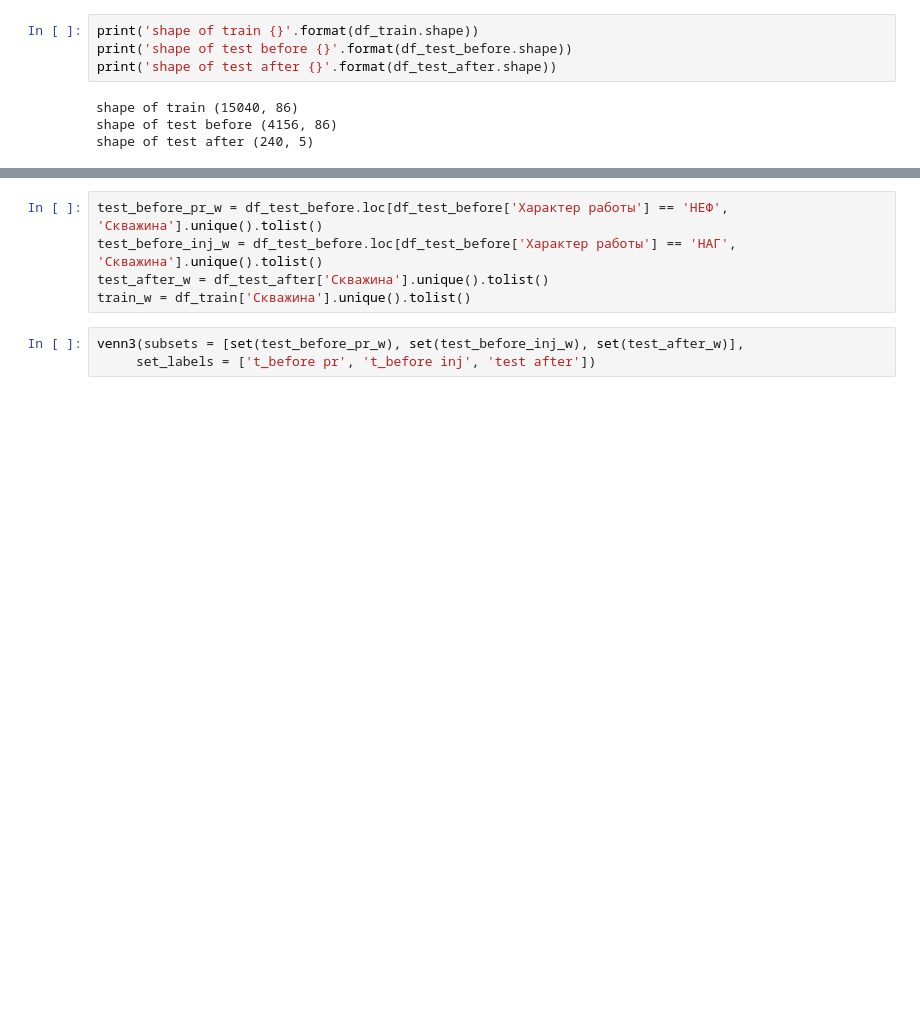
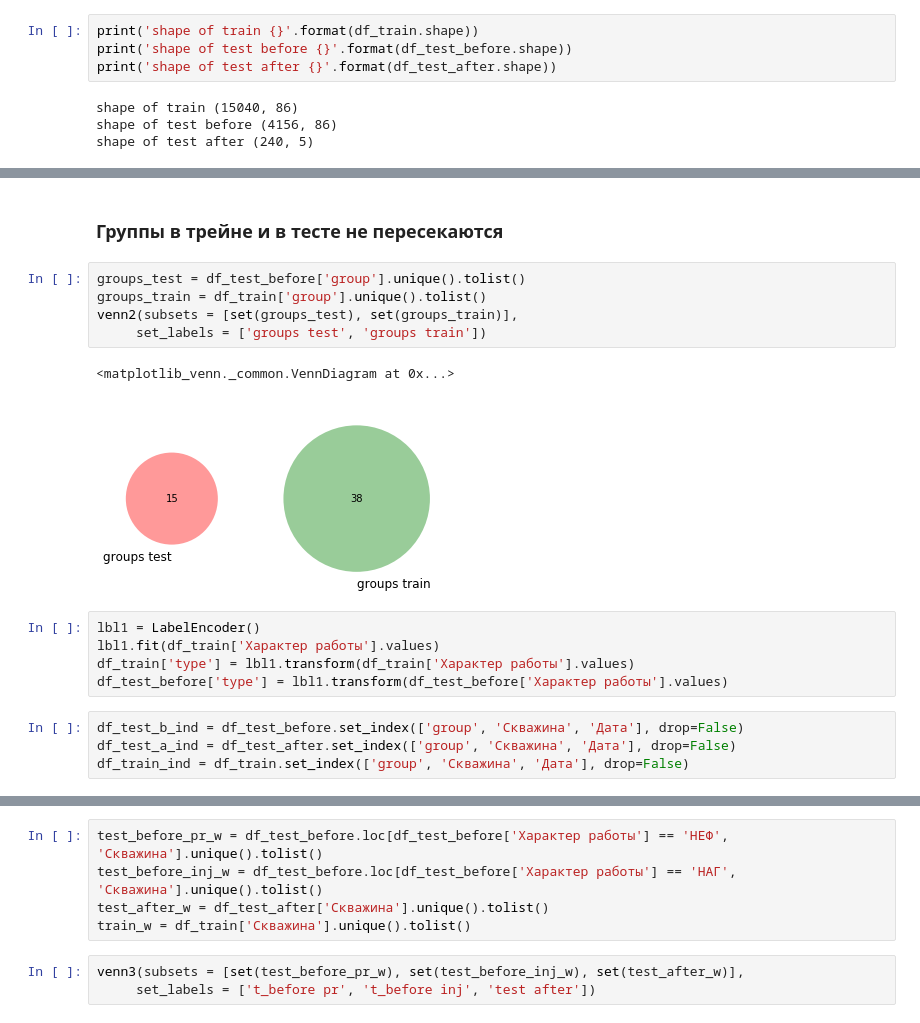
Before and after one commit to koskotG/gpn_contest_2, a Jupyter notebook: eda.ipynb, the cells around one changed output, grey strips where cells are left out. Saved outputs shown, nothing was run; the diff lists cells and outputs as text; blank space fills up the shorter version.

```diff
--- a/eda.ipynb
+++ b/eda.ipynb
@@ -135,0 +96,19 @@ df_test_after.head()
+# %% [markdown]
+### Группы в трейне и в тесте не пересекаются
+# %%
+groups_test = df_test_before['group'].unique().tolist()
+groups_train = df_train['group'].unique().tolist()
+venn2(subsets = [set(groups_test), set(groups_train)],
+     set_labels = ['groups test', 'groups train'])
+# %% [output]
+<matplotlib_venn._common.VennDiagram at 0x...>
+[figure, added]
+# %%
+lbl1 = LabelEncoder()
+lbl1.fit(df_train['Характер работы'].values)
+df_train['type'] = lbl1.transform(df_train['Характер работы'].values)
+df_test_before['type'] = lbl1.transform(df_test_before['Характер работы'].values)
+# %%
+df_test_b_ind = df_test_before.set_index(['group', 'Скважина', 'Дата'], drop=False)
+df_test_a_ind = df_test_after.set_index(['group', 'Скважина', 'Дата'], drop=False)
+df_train_ind = df_train.set_index(['group', 'Скважина', 'Дата'], drop=False)
```
Also changed, not shown: parts of 30 cells of this notebook, 4 other files.
